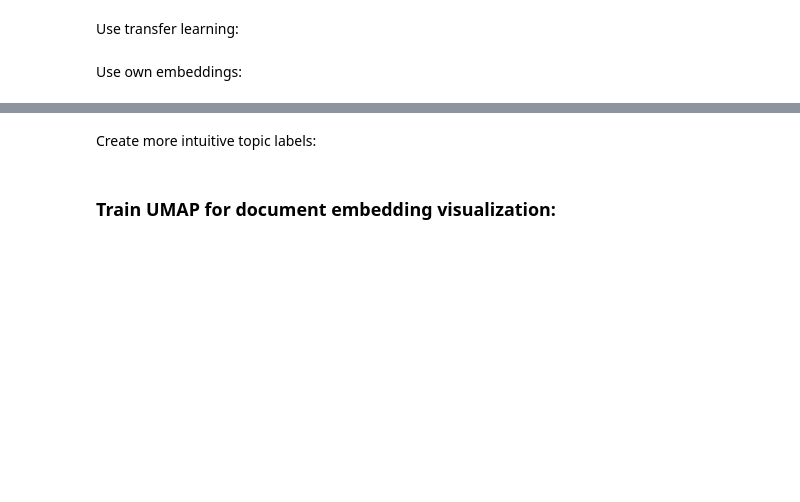
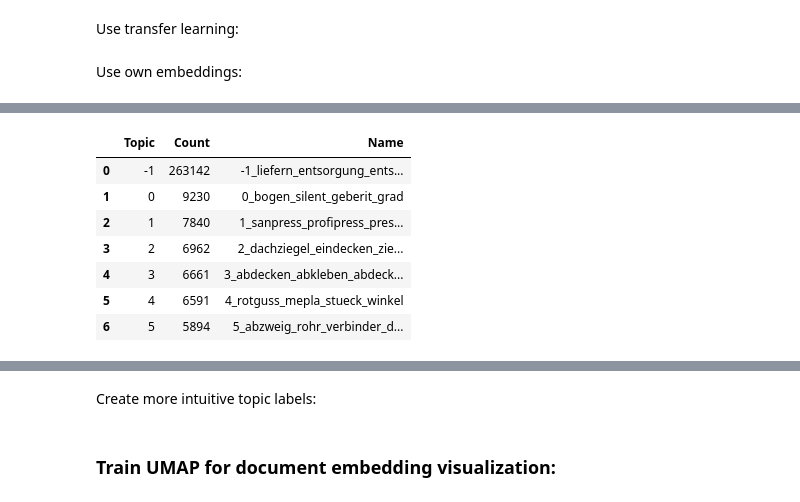
Before and after one commit to AVoss84/invoice_topics, a Jupyter notebook: src/notebooks/topic_modeling_fasttext.ipynb, the cells around one changed output, grey strips where cells are left out. Drawn from its saved outputs; the diff is of its cells as text; code cells hidden in the pictures; blank space fills up the shorter version.

```diff
--- a/src/notebooks/topic_modeling_fasttext.ipynb
+++ b/src/notebooks/topic_modeling_fasttext.ipynb
@@ -253,3 +219,14 @@ topics, _ = topic_model.fit_transform(docs, embeddings = embeddings, y=new_label
+# %%
+topic_model.get_topic_info()
+# %% [output]
+|  | Topic | Count | Name |
+| 0 | -1 | 263142 | -1_liefern_entsorgung_ents... |
+| 1 | 0 | 9230 | 0_bogen_silent_geberit_grad |
+| 2 | 1 | 7840 | 1_sanpress_profipress_pres... |
+| 3 | 2 | 6962 | 2_dachziegel_eindecken_zie... |
+| 4 | 3 | 6661 | 3_abdecken_abkleben_abdeck... |
+| 5 | 4 | 6591 | 4_rotguss_mepla_stueck_winkel |
+| 6 | 5 | 5894 | 5_abzweig_rohr_verbinder_d... |
 # %%
 df_new = pd.DataFrame({'Text': docs})
 df_new['Cluster'] = topics
```
Also changed, not shown: parts of 12 cells of this notebook, 3 other files.
